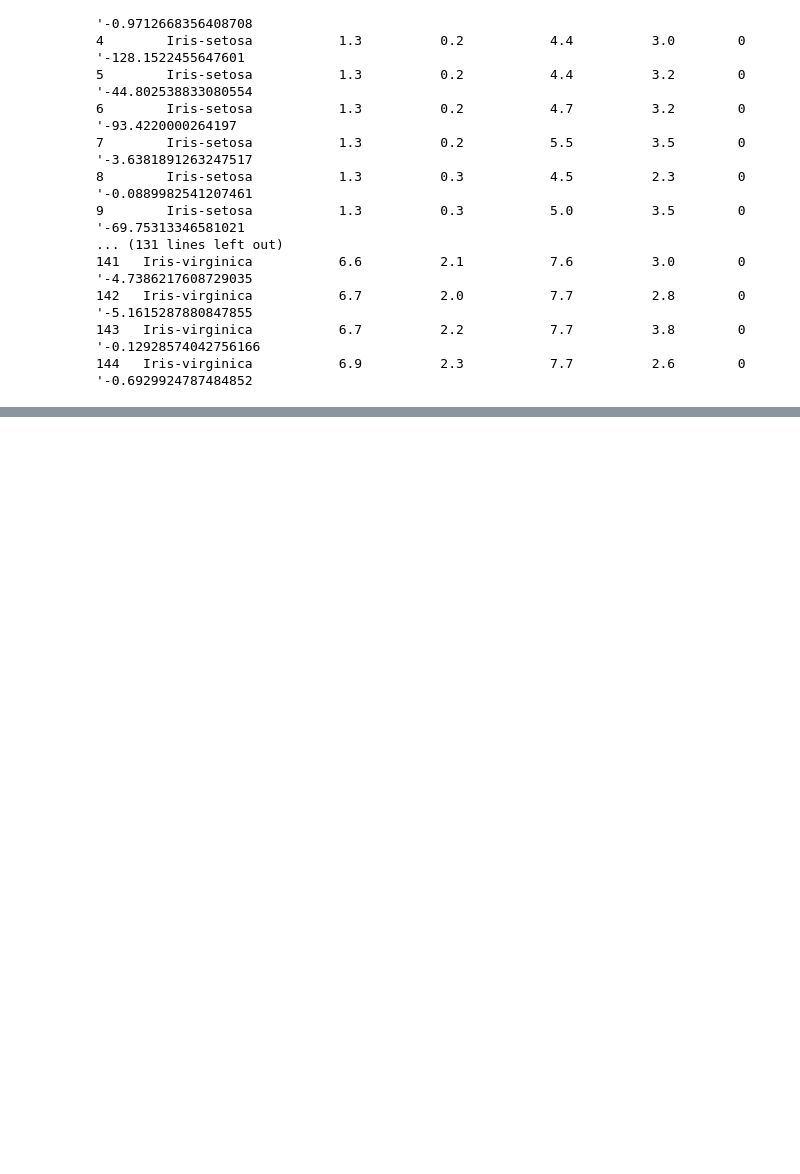
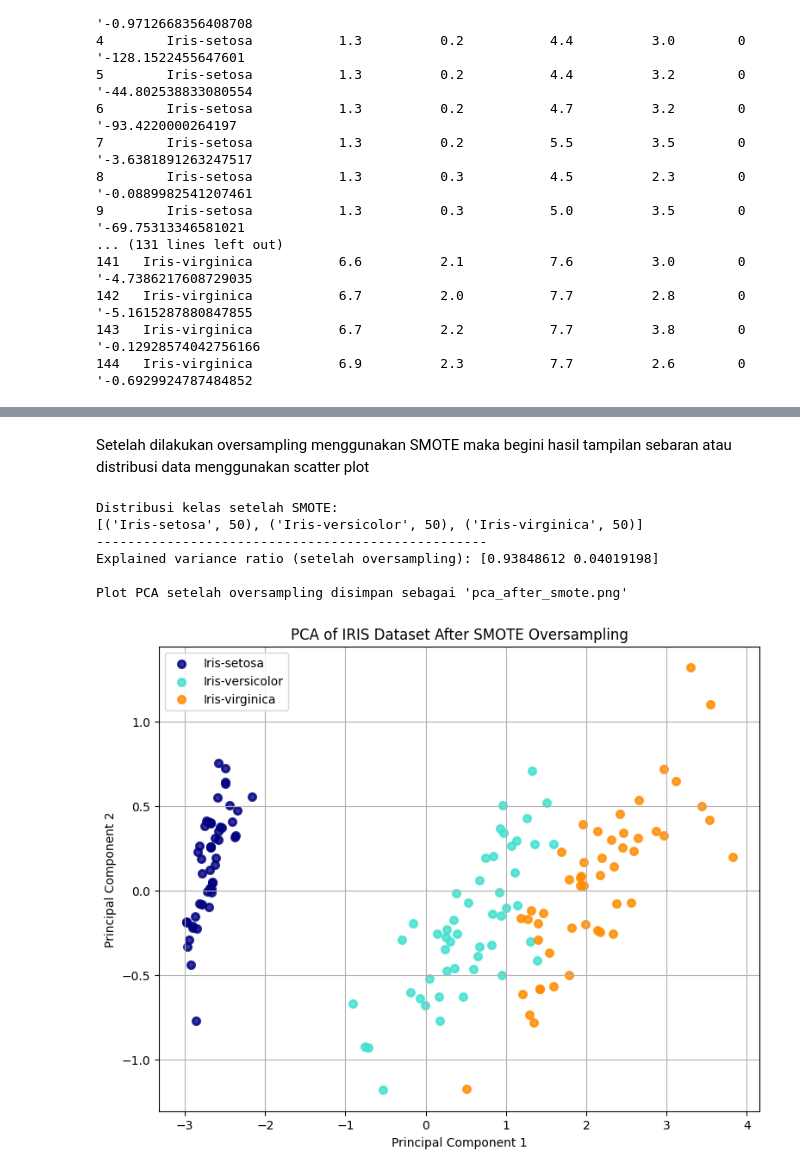
Before and after one commit to NaufalRabbani/PSD, a Jupyter notebook: bab-3_dp.ipynb, the cells around one changed output, grey strips where cells are left out. Saved outputs shown, nothing was run; the diff lists cells and outputs as text; code cells hidden in the pictures; blank space fills up the shorter version.

```diff
--- a/bab-3_dp.ipynb
+++ b/bab-3_dp.ipynb
@@ -145,0 +355,73 @@ Data Bersih Hasil ABOD:
+# %% [markdown]
+Setelah dilakukan oversampling menggunakan SMOTE maka begini hasil tampilan sebaran atau distribusi data menggunakan scatter plot
+# %%
+import pandas as pd
+import matplotlib.pyplot as plt
+from imblearn.over_sampling import SMOTE
+from sklearn.decomposition import PCA
+from collections import Counter
+
+# Nama file yang akan di-oversample
+filename = 'iris_modified.csv'
+
+try:
+    # 1. Membaca dataset yang tidak seimbang
+    df = pd.read_csv(filename)
+
+    # Memisahkan fitur (X) dan target (y)
+    X = df.drop(['id', 'Class'], axis=1)
+    y = df['Class']
+
+    # 2. Menerapkan SMOTE untuk oversampling
+    smote = SMOTE(random_state=42)
+    X_resampled, y_resampled = smote.fit_resample(X, y)
+
+    print("Distribusi kelas setelah SMOTE:")
+    print(sorted(Counter(y_resampled).items()))
+    print("-" * 50)
+
+    # 3. Menjalankan PCA pada data yang sudah di-oversample
+    pca = PCA(n_components=2)
+
+    # Mengubah label target dari string menjadi angka (0, 1, 2) untuk plotting
+    y_numeric, target_names = pd.factorize(y_resampled)
+
+    # Melatih PCA dan mentransformasi data resampled
+    X_r = pca.fit(X_resampled).transform(X_resampled)
+
+    # Persentase varians yang dijelaskan
+    print(
+        "Explained variance ratio (setelah oversampling): %s"
+        % str(pca.explained_variance_ratio_)
+    )
+
+    # 4. Membuat Scatter Plot dari hasil PCA
+    plt.figure(figsize=(9, 7))
+    colors = ["navy", "turquoise", "darkorange"]
+    lw = 2
+
+    for color, i, target_name in zip(colors, [0, 1, 2], target_names):
+        plt.scatter(
+            X_r[y_numeric == i, 0], X_r[y_numeric == i, 1],
+            color=color, alpha=0.8, lw=lw, label=target_name
+        )
+
+    plt.legend(loc="best", shadow=False, scatterpoints=1)
+    plt.title("PCA of IRIS Dataset After SMOTE Oversampling")
+    plt.xlabel("Principal Component 1")
+    plt.ylabel("Principal Component 2")
+    plt.grid(True)
+    plt.savefig('pca_after_smote.png')
+    print("\nPlot PCA setelah oversampling disimpan sebagai 'pca_after_smote.png'")
+    plt.show()
+
+except FileNotFoundError:
+    print(f"Error: File '{filename}' tidak ditemukan. Pastikan Anda sudah menjalankan skrip penghapusan data.")
+# %% [output]
+Distribusi kelas setelah SMOTE:
+[('Iris-setosa', 50), ('Iris-versicolor', 50), ('Iris-virginica', 50)]
+--------------------------------------------------
+Explained variance ratio (setelah oversampling): [0.93848612 0.04019198]
+
+Plot PCA setelah oversampling disimpan sebagai 'pca_after_smote.png'
+[figure, added]
```
Also changed, not shown: parts of 13 cells of this notebook, 6 other files.
